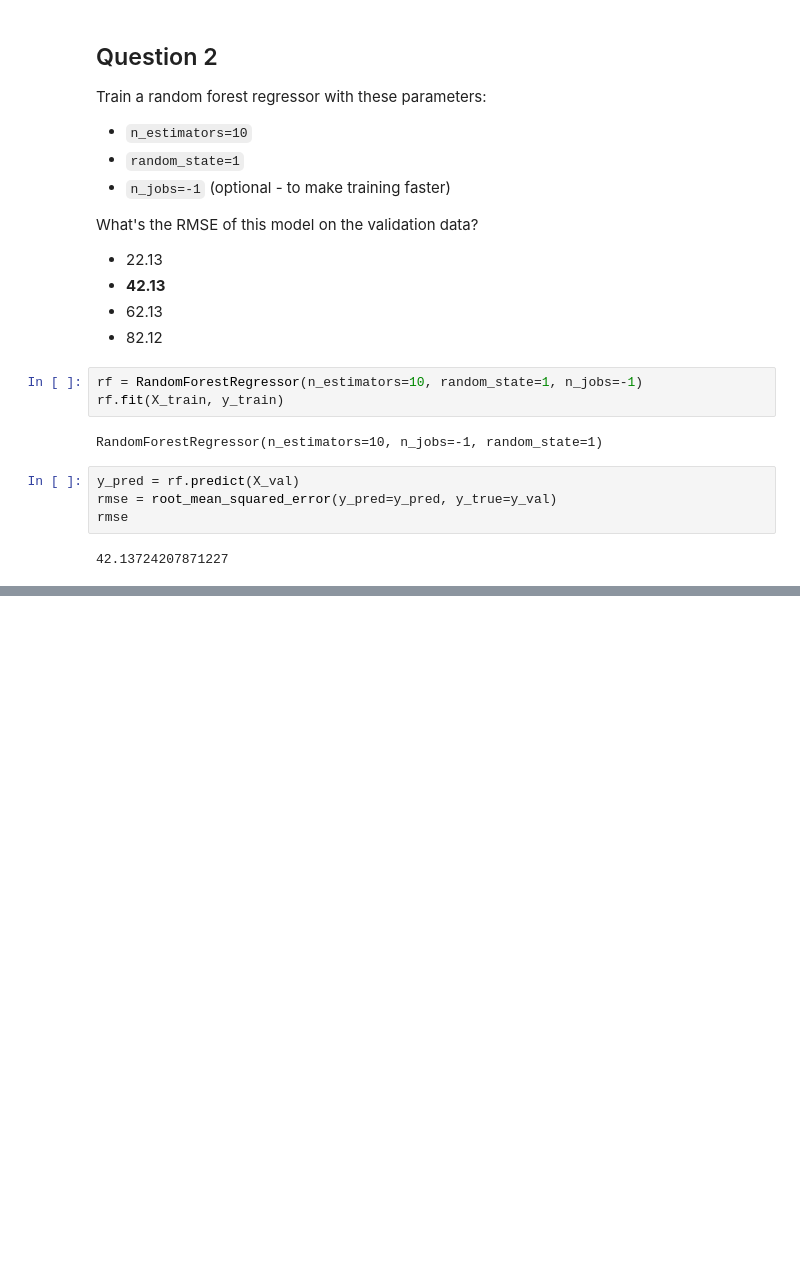
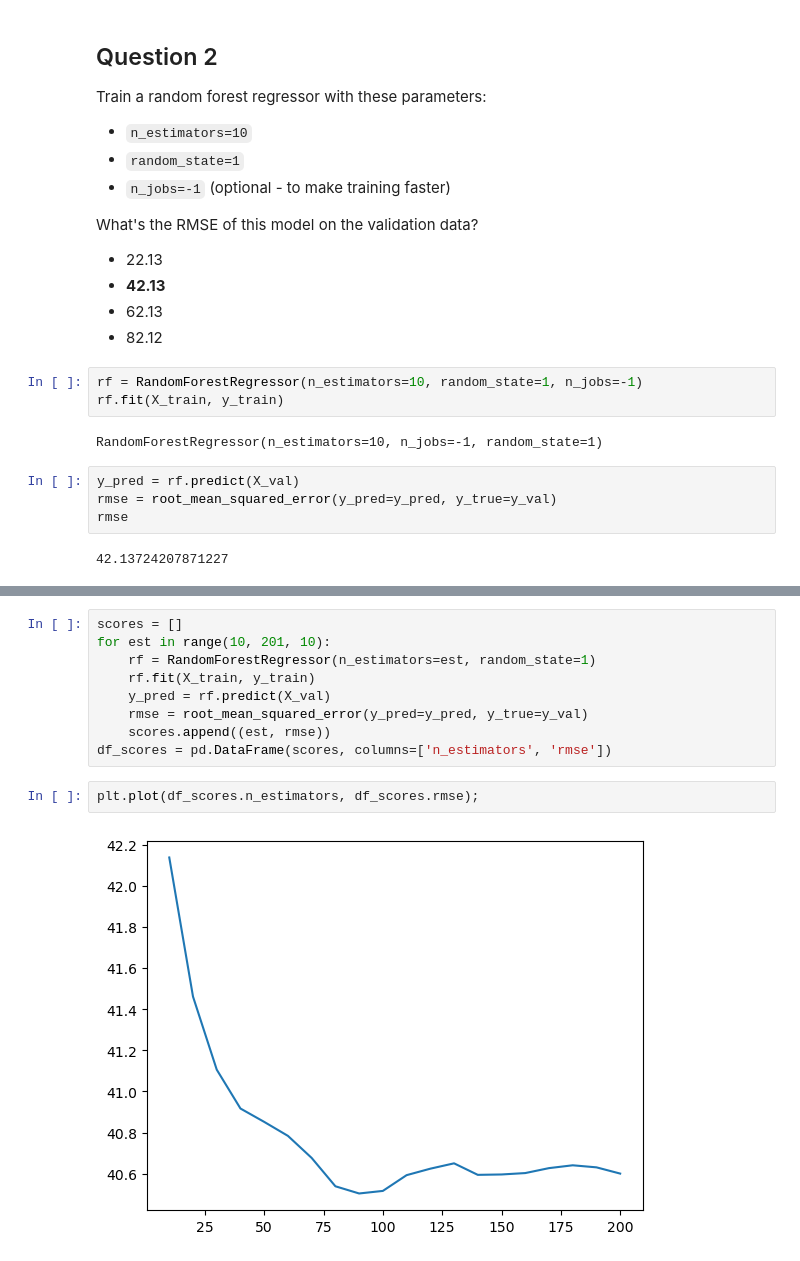
Before and after one commit to Koda98/ml-zoomcamp, a Jupyter notebook: 06-trees/hw6.ipynb, the cells around one changed output, grey strips where cells are left out. Drawn from its saved outputs; the diff is of its cells as text; blank space fills up the shorter version.

```diff
--- a/06-trees/hw6.ipynb
+++ b/06-trees/hw6.ipynb
@@ -134,0 +155,13 @@ rmse
+# %%
+scores = []
+for est in range(10, 201, 10):
+    rf = RandomForestRegressor(n_estimators=est, random_state=1)
+    rf.fit(X_train, y_train)
+    y_pred = rf.predict(X_val)
+    rmse = root_mean_squared_error(y_pred=y_pred, y_true=y_val)
+    scores.append((est, rmse))
+df_scores = pd.DataFrame(scores, columns=['n_estimators', 'rmse'])
+# %%
+plt.plot(df_scores.n_estimators, df_scores.rmse);
+# %% [output]
+[figure, added]
```
Also changed, not shown: parts of 2 cells of this notebook.
